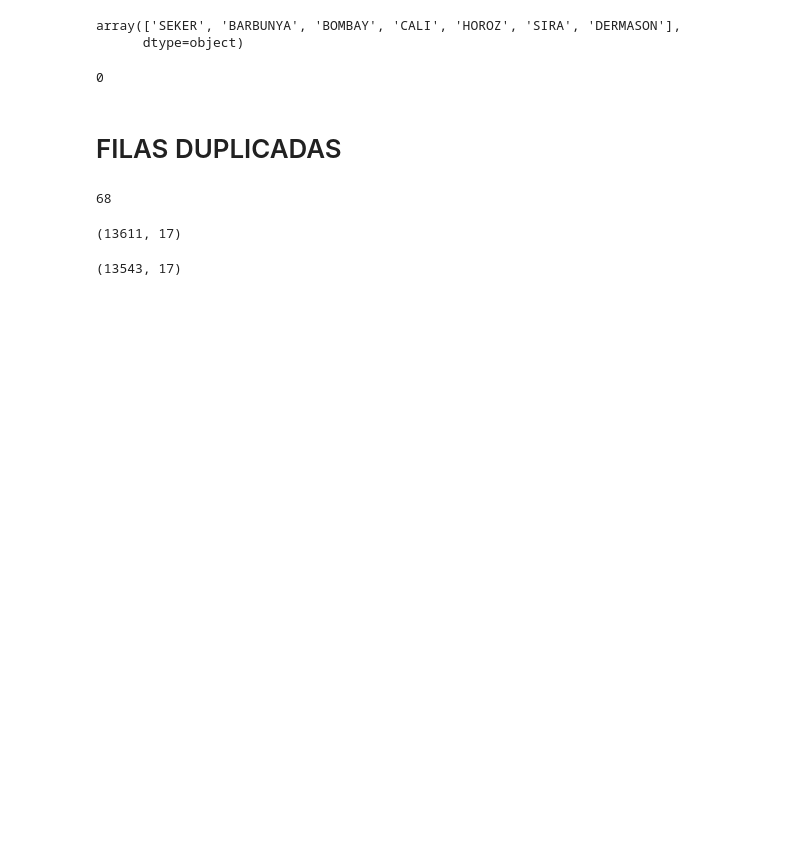
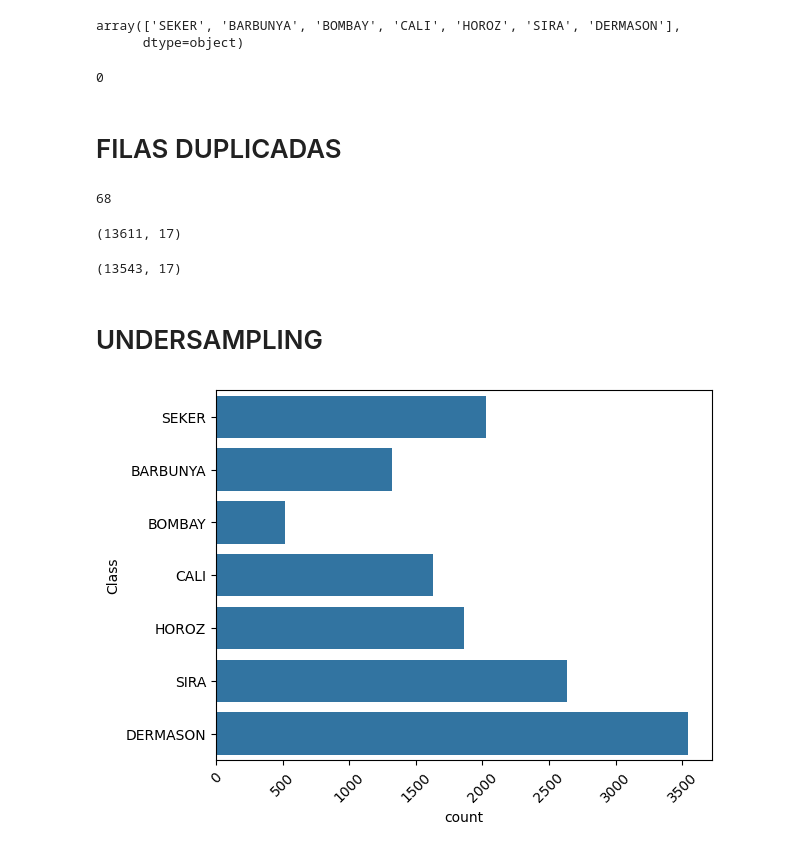
Before and after one commit to cesarmayta/BOOTCAMP_DSG1, a Jupyter notebook: dia1/07_regresion_logistica_multiclase.ipynb, the cells around one changed output. Cells and saved outputs as stored; diff of their text form; code cells hidden in the pictures; blank space fills up the shorter version.

```diff
--- a/dia1/07_regresion_logistica_multiclase.ipynb
+++ b/dia1/07_regresion_logistica_multiclase.ipynb
@@ -87,3 +87,11 @@ df.drop_duplicates(inplace=True)
 df.shape
 # %% [output]
 (13543, 17)
+# %% [markdown]
+# UNDERSAMPLING
+# %%
+sns.countplot(df.Class)
+plt.xticks(rotation=45)
+plt.show()
+# %% [output]
+[figure, added]
```
Also changed, not shown: parts of 6 cells of this notebook.
